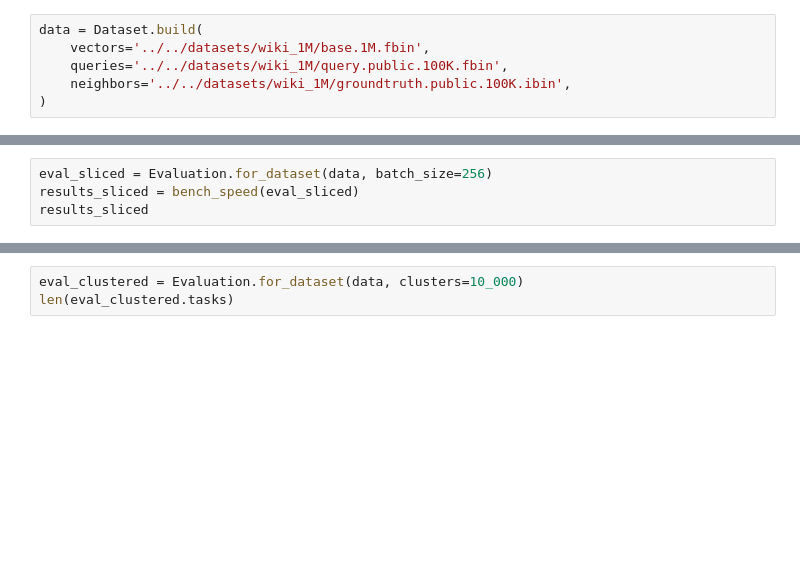
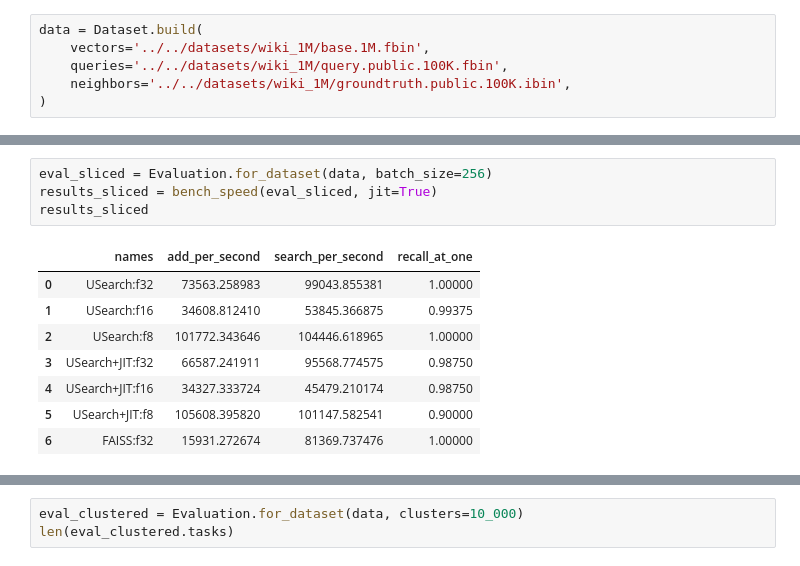
Before and after one commit to unum-cloud/usearch, a Jupyter notebook: python/scripts/bench.ipynb, the cells around one changed output, grey strips where cells are left out. Cells and saved outputs as stored; diff of their text form; blank space fills up the shorter version.

```diff
--- a/python/scripts/bench.ipynb
+++ b/python/scripts/bench.ipynb
@@ -47,6 +77,15 @@ speed_chart(results_default, 'USearch vs FAISS Speed')
 # %%
 eval_sliced = Evaluation.for_dataset(data, batch_size=256)
-results_sliced = bench_speed(eval_sliced)
+results_sliced = bench_speed(eval_sliced, jit=True)
 results_sliced
+# %% [output]
+|  | names | add_per_second | search_per_second | recall_at_one |
+| 0 | USearch:f32 | 73563.258983 | 99043.855381 | 1.00000 |
+| 1 | USearch:f16 | 34608.812410 | 53845.366875 | 0.99375 |
+| 2 | USearch:f8 | 101772.343646 | 104446.618965 | 1.00000 |
+| 3 | USearch+JIT:f32 | 66587.241911 | 95568.774575 | 0.98750 |
+| 4 | USearch+JIT:f16 | 34327.333724 | 45479.210174 | 0.98750 |
+| 5 | USearch+JIT:f8 | 105608.395820 | 101147.582541 | 0.90000 |
+| 6 | FAISS:f32 | 15931.272674 | 81369.737476 | 1.00000 |
 # %%
 speed_chart(results_sliced, 'USearch vs FAISS Speed with 256 Batch Size')
```
Also changed, not shown: parts of 4 cells of this notebook.
